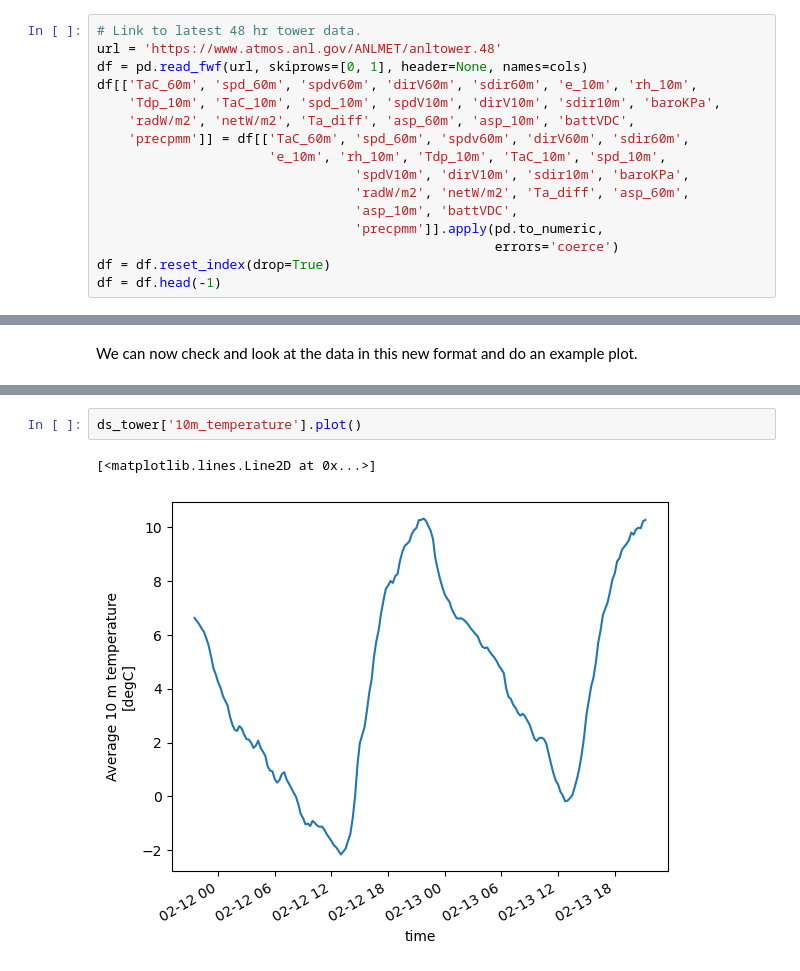
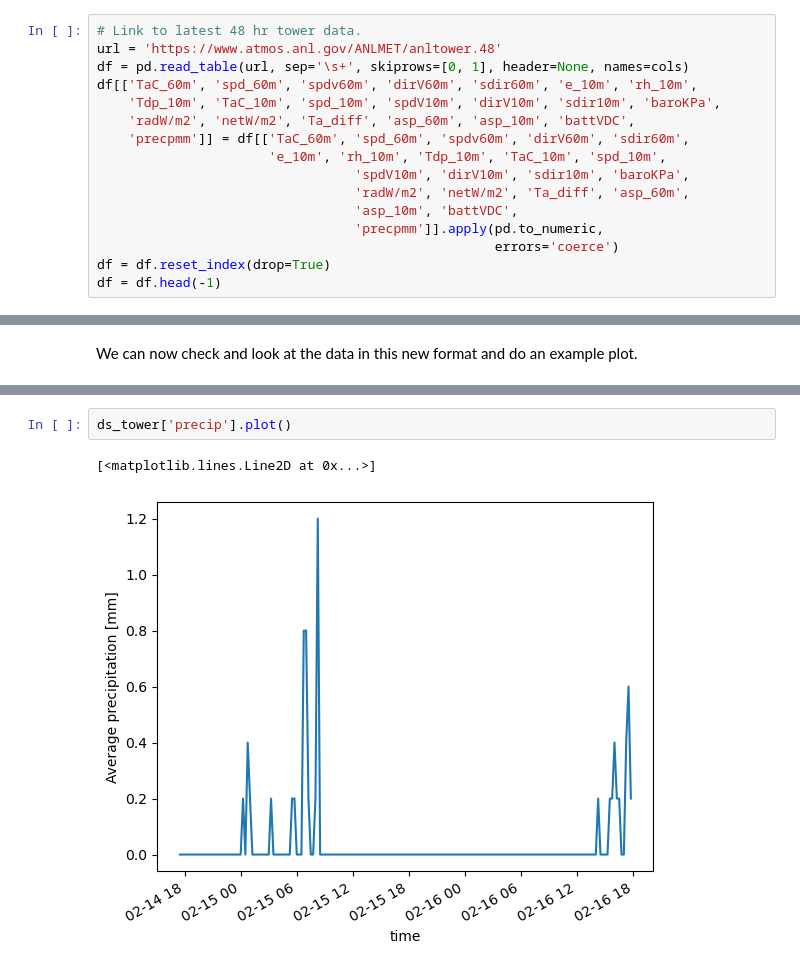
Before and after one commit to mtuftedal/60m_tower, a Jupyter notebook: tower_non_qc-read.ipynb, the cells around one changed output, grey strips where cells are left out. Cells and saved outputs as stored; diff of their text form.

Commit message:
change read in

```diff
--- a/tower_non_qc-read.ipynb
+++ b/tower_non_qc-read.ipynb
@@ -95,7 +95,7 @@ This read in method reads all data in as an object. To be able to do the work we
 # %%
 # Link to latest 48 hr tower data.
 url = 'https://www.atmos.anl.gov/ANLMET/anltower.48'
-df = pd.read_fwf(url, skiprows=[0, 1], header=None, names=cols)
+df = pd.read_table(url, sep='\s+', skiprows=[0, 1], header=None, names=cols)
 df[['TaC_60m', 'spd_60m', 'spdv60m', 'dirV60m', 'sdir60m', 'e_10m', 'rh_10m',
     'Tdp_10m', 'TaC_10m', 'spd_10m', 'spdV10m', 'dirV10m', 'sdir10m', 'baroKPa',
     'radW/m2', 'netW/m2', 'Ta_diff', 'asp_60m', 'asp_10m', 'battVDC',
@@ -190,5 +190,5 @@ Data variables: (12/23)
 # %%
-ds_tower['10m_temperature'].plot()
+ds_tower['precip'].plot()
 # %% [output]
 [<matplotlib.lines.Line2D at 0x...>]
-[figure, old version]
+[figure, new version]
```
Also changed, not shown: parts of 1 cell of this notebook.
